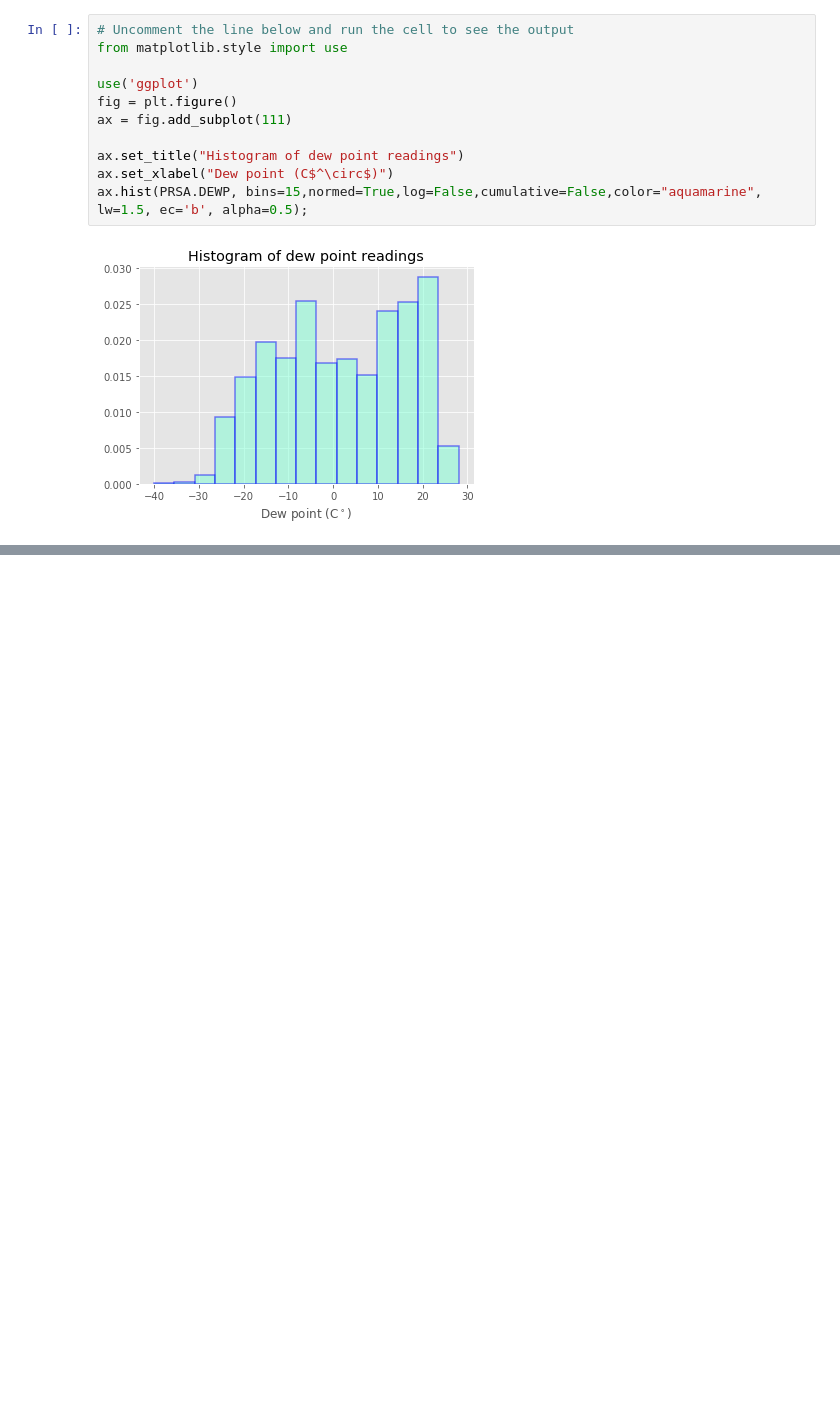
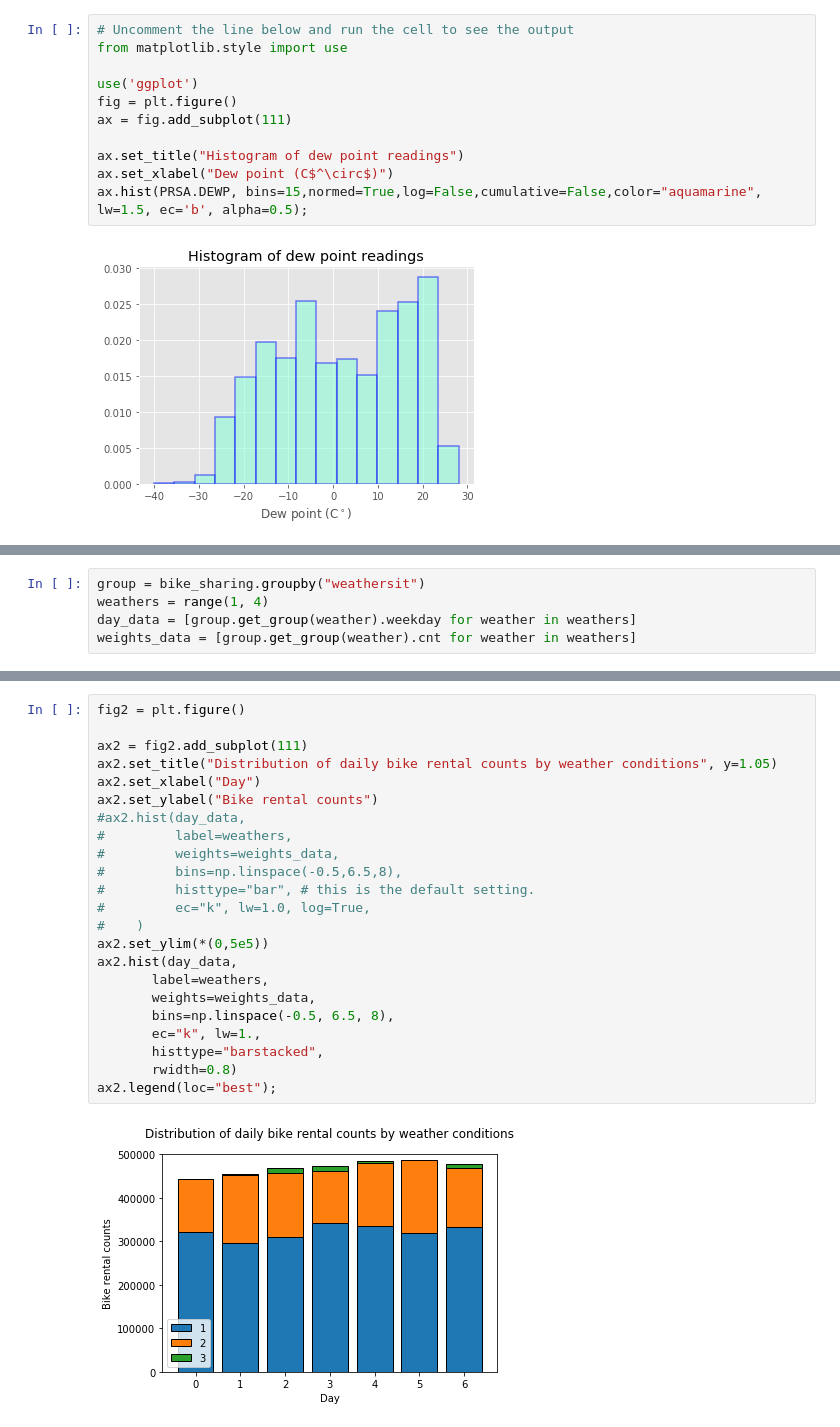
Before and after one commit to uliang/First-steps-with-the-Python-language, a Jupyter notebook: Unit3_2.ipynb, the cells around one changed output, grey strips where cells are left out. Cells and saved outputs as stored; diff of their text form; blank space fills up the shorter version.

```diff
--- a/Unit3_2.ipynb
+++ b/Unit3_2.ipynb
@@ -182,0 +144,5 @@ To summarize the teaching points above:
+# %%
+group = bike_sharing.groupby("weathersit")
+weathers = range(1, 4)
+day_data = [group.get_group(weather).weekday for weather in weathers]
+weights_data = [group.get_group(weather).cnt for weather in weathers]
@@ -182,0 +153,25 @@ To summarize the teaching points above:
+# %%
+fig2 = plt.figure()
+
+ax2 = fig2.add_subplot(111)
+ax2.set_title("Distribution of daily bike rental counts by weather conditions", y=1.05)
+ax2.set_xlabel("Day")
+ax2.set_ylabel("Bike rental counts")
+#ax2.hist(day_data,
+#         label=weathers,
+#         weights=weights_data,
+#         bins=np.linspace(-0.5,6.5,8),
+#         histtype="bar", # this is the default setting.
+#         ec="k", lw=1.0, log=True,
+#    )
+ax2.set_ylim(*(0,5e5))
+ax2.hist(day_data,
+       label=weathers,
+       weights=weights_data,
+       bins=np.linspace(-0.5, 6.5, 8),
+       ec="k", lw=1.,
+       histtype="barstacked",
+       rwidth=0.8)
+ax2.legend(loc="best");
+# %% [output]
+[figure, added]
```
Also changed, not shown: parts of 10 cells of this notebook, 1 other file.
